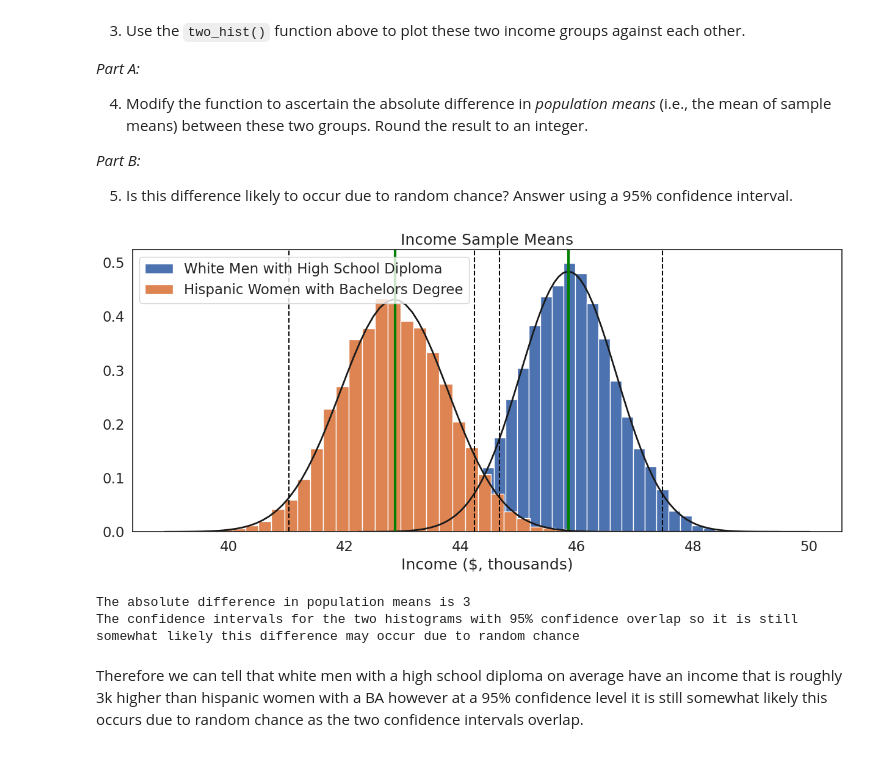
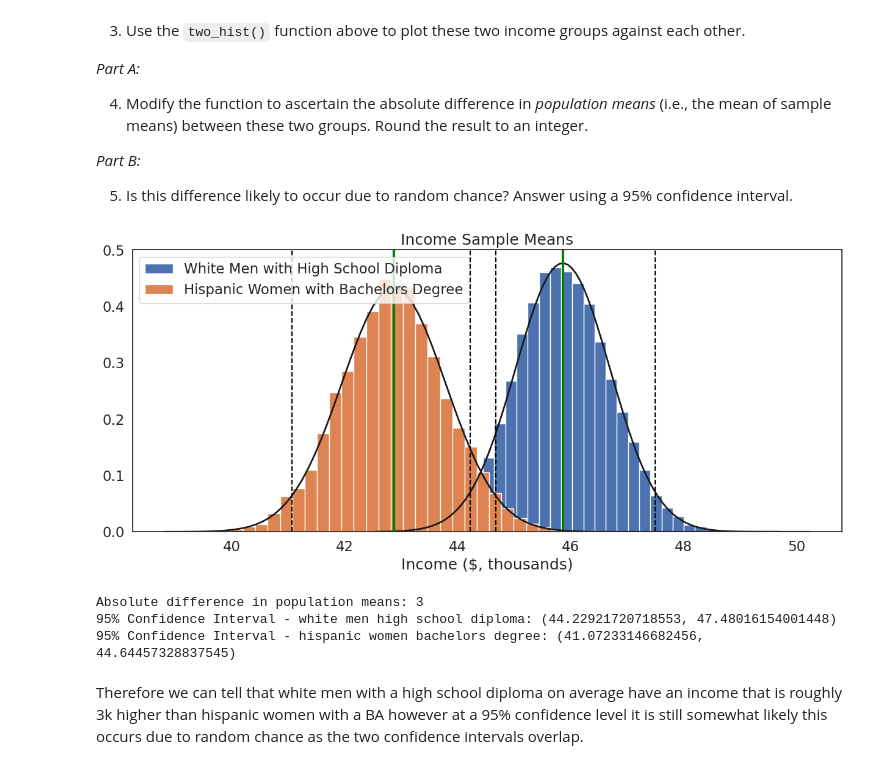
Before and after one commit to defneyucesir/QM-2, a Jupyter notebook: notebooks/W05. Distributions and Basic Statistics.ipynb, the cells around one changed output. Drawn from its saved outputs; the diff is of its cells as text; code cells hidden in the pictures.

```diff
--- a/notebooks/W05. Distributions and Basic Statistics.ipynb
+++ b/notebooks/W05. Distributions and Basic Statistics.ipynb
@@ -644,41 +641,73 @@ Intersectionality is an important consideration when thinking about inequality.
 # %%
 # STEPS 1 & 2
 white_men_highschool=df[(df['sex']==1)&(df['race']==1)&(df['sch']==12)]['income']
 hispanic_women_bachelors=df[(df['sex']==2)&(df['race']==3)&(df['sch']==16)]['income']
 
 # STEP 3
 two_hist([white_men_highschool,hispanic_women_bachelors],['White Men with High School Diploma','Hispanic Women with Bachelors Degree'],'Income ($, thousands)', "Income Sample Means")
 
 
 # PART A) STEP 4
-modified_function = [white_men_highschool, hispanic_women_bachelors]
+def two_hist_modified (modified_function):
 
-sample_meanshs=[]
-sample_meansba=[]
+  sample_meanshs=[]
+  sample_meansba=[]
 
-for i in range(0, 10000):
+  for i in range(0, 10000):
     samplehs = modified_function[0].sample(10000, replace=True)
     sample_meanhs = samplehs.mean()
     sample_meanshs.append(sample_meanhs)
 
     sampleba = modified_function[1].sample(10000, replace=True)
     sample_meanba = sampleba.mean()
     sample_meansba.append(sample_meanba)
 
-mean_of_sample_meanshs = np.mean(sample_meanshs)
-mean_of_sample_meansba = np.mean(sample_meansba)
+  mean_of_sample_meanshs = np.mean(sample_meanshs)
+  mean_of_sample_meansba = np.mean(sample_meansba)
+  std_err_hs = np.std(sample_meanshs, ddof=1) / np.sqrt(len(sample_meanshs))
+  std_err_ba = np.std(sample_meansba, ddof=1) / np.sqrt(len(sample_meansba))
 
-absdiff = abs(mean_of_sample_meanshs - mean_of_sample_meansba)
-rounded_absdiff = round(absdiff)
-print('The absolute difference in population means is', rounded_absdiff)
+  absdiff = abs(mean_of_sample_meanshs - mean_of_sample_meansba)
+  rounded_absdiff = round(absdiff)
+  print('Absolute difference in population means:', rounded_absdiff)
+
+two_hist_modified ([white_men_highschool, hispanic_women_bachelors])
 
 # PART B) STEP 5
-print('The confidence intervals for the two histograms with 95% confidence overlap so it is still somewhat likely this difference may occur due to random chance')
+
+def print_cis (groups, group_labs, xlab, title):
+    it=-1
+    cis = []
+    for var in groups:
+        it += 1
+        sample_size = 1000
+        sample_means = []
+        iterations = 10000
+        for i in range(0, iterations):
+            sample = var.sample(sample_size, replace=True)
+            sample_mean = sample.mean()
+            sample_means.append(sample_mean)
+
+        mu, se = norm.fit(sample_means)
+        mean = var.mean()
+        lower_ci = mu - se * 1.96
+        upper_ci = mu + se * 1.96
+        cis.append((mu, se, lower_ci, upper_ci))
+
+    return cis
+
+cis = print_cis([white_men_highschool, hispanic_women_bachelors],
+                            ['White Men with High School Diploma', 'Hispanic Women with Bachelors Degree'],
+                            'Income ($, thousands)', "Income Sample Means")
+
+print(f"95% Confidence Interval - white men high school diploma: ({lower_ci1}, {upper_ci1})")
+print(f"95% Confidence Interval - hispanic women bachelors degree: ({lower_ci2}, {upper_ci2})")
 
 #Given at a 95% confidence level the confidence intervals for the two histograms overlap it is somewhat likely this difference may occur due to random chance
 # %% [output]
-[figure, old version]
+[figure, new version]
-The absolute difference in population means is 3
-The confidence intervals for the two histograms with 95% confidence overlap so it is still somewhat likely this difference may occur due to random chance
+Absolute difference in population means: 3
+95% Confidence Interval - white men high school diploma: (44.22921720718553, 47.48016154001448)
+95% Confidence Interval - hispanic women bachelors degree: (41.07233146682456, 44.64457328837545)
 # %% [markdown]
 Therefore we can tell that white men with a high school diploma on average have an income that is roughly 3k higher than hispanic women with a BA however at a 95% confidence level it is still somewhat likely this occurs due to random chance as the two confidence intervals overlap.
```
Also changed, not shown: parts of 15 cells of this notebook.
